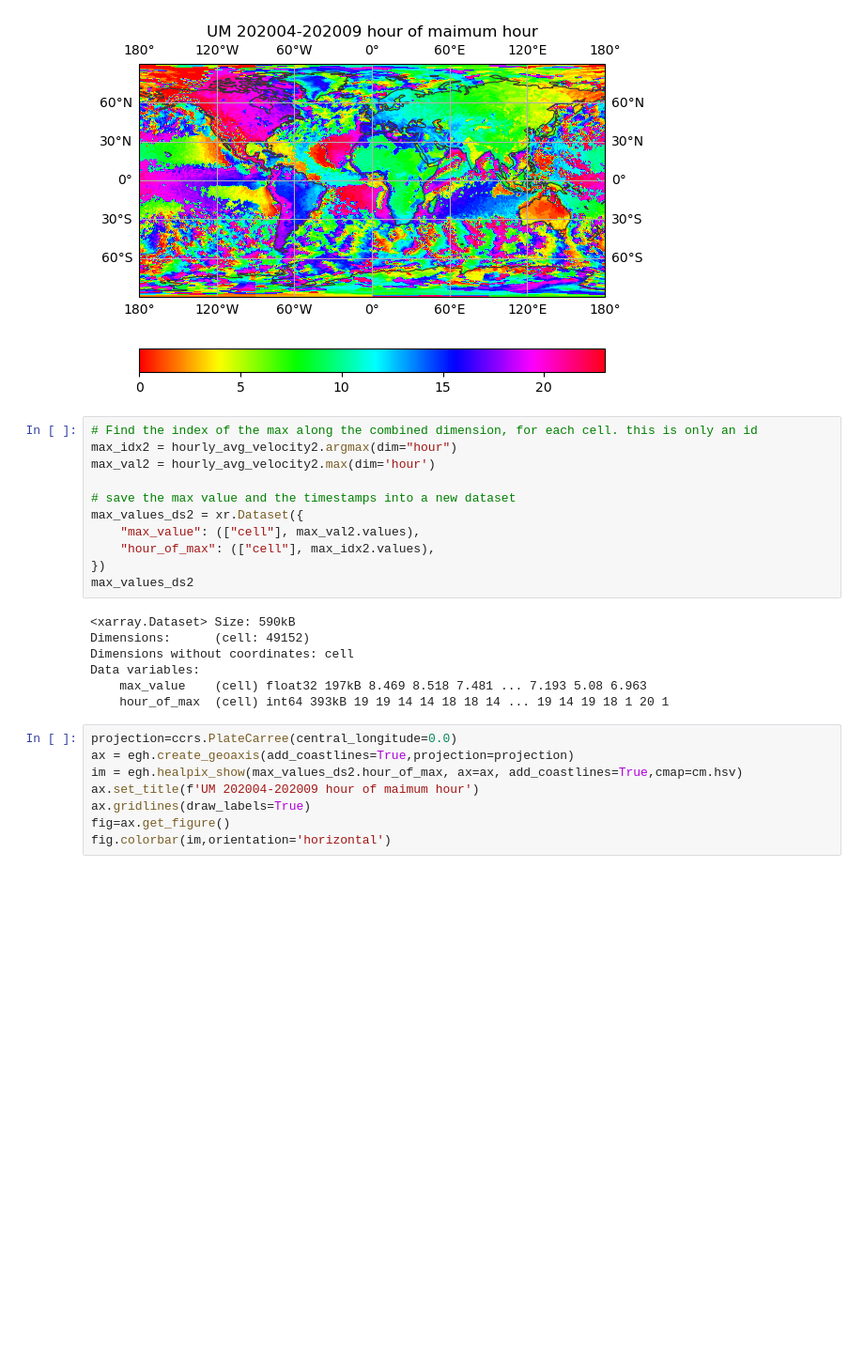
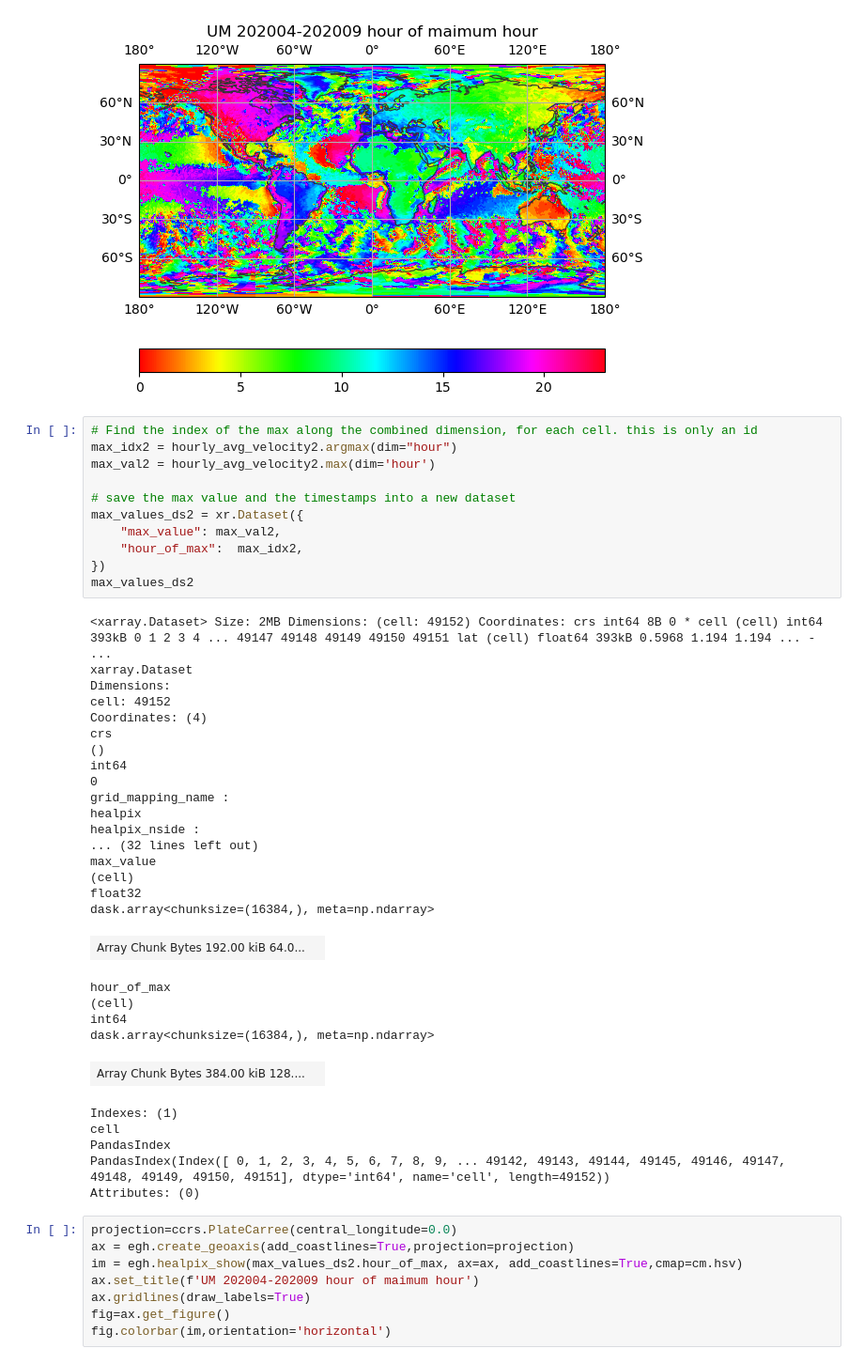
Before and after one commit to 21centuryweather/hk25-AusNode-coastal, a Jupyter notebook: analysis/diurnal_wind_cycle.ipynb, the cells around one changed output. Shown at 94% size. Cells and saved outputs as stored; diff of their text form; blank space fills up the shorter version.

```diff
--- a/analysis/diurnal_wind_cycle.ipynb
+++ b/analysis/diurnal_wind_cycle.ipynb
@@ -263,21 +282,43 @@ fig.colorbar(im,orientation='horizontal')
 # %%
 # Find the index of the max along the combined dimension, for each cell. this is only an id
 max_idx2 = hourly_avg_velocity2.argmax(dim="hour")
 max_val2 = hourly_avg_velocity2.max(dim='hour')
 
 # save the max value and the timestamps into a new dataset
 max_values_ds2 = xr.Dataset({
-    "max_value": (["cell"], max_val2.values),
-    "hour_of_max": (["cell"], max_idx2.values),
+    "max_value": max_val2,
+    "hour_of_max":  max_idx2,
 })
 max_values_ds2
 # %% [output]
-<xarray.Dataset> Size: 590kB
-Dimensions:      (cell: 49152)
-Dimensions without coordinates: cell
-Data variables:
-    max_value    (cell) float32 197kB 8.469 8.518 7.481 ... 7.193 5.08 6.963
-    hour_of_max  (cell) int64 393kB 19 19 14 14 18 18 14 ... 19 14 19 18 1 20 1
+<xarray.Dataset> Size: 2MB Dimensions: (cell: 49152) Coordinates: crs int64 8B 0 * cell (cell) int64 393kB 0 1 2 3 4 ... 49147 49148 49149 49150 49151 lat (cell) float64 393kB 0.5968 1.194 1.194 ... - ...
+xarray.Dataset
+Dimensions:
+cell: 49152
+Coordinates: (4)
+crs
+()
+int64
+0
+grid_mapping_name :
+healpix
+healpix_nside :
+... (32 lines left out)
+max_value
+(cell)
+float32
+dask.array<chunksize=(16384,), meta=np.ndarray>
+| Array Chunk Bytes 192.00 kiB 64.0... |  |
+hour_of_max
+(cell)
+int64
+dask.array<chunksize=(16384,), meta=np.ndarray>
+| Array Chunk Bytes 384.00 kiB 128.... |  |
+Indexes: (1)
+cell
+PandasIndex
+PandasIndex(Index([ 0, 1, 2, 3, 4, 5, 6, 7, 8, 9, ... 49142, 49143, 49144, 49145, 49146, 49147, 49148, 49149, 49150, 49151], dtype='int64', name='cell', length=49152))
+Attributes: (0)
 # %%
 projection=ccrs.PlateCarree(central_longitude=0.0)
 ax = egh.create_geoaxis(add_coastlines=True,projection=projection)
```
Also changed, not shown: parts of 17 cells of this notebook.
